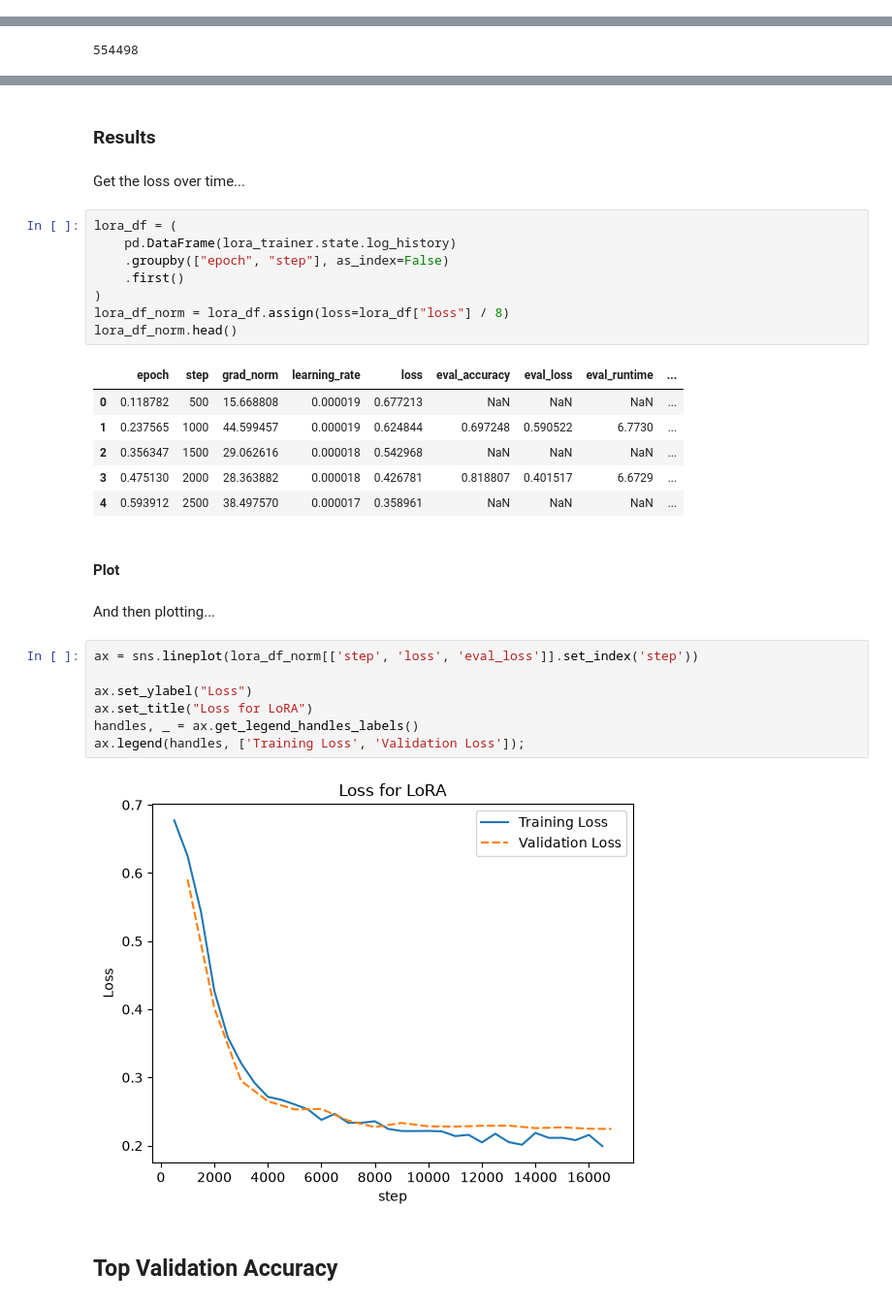
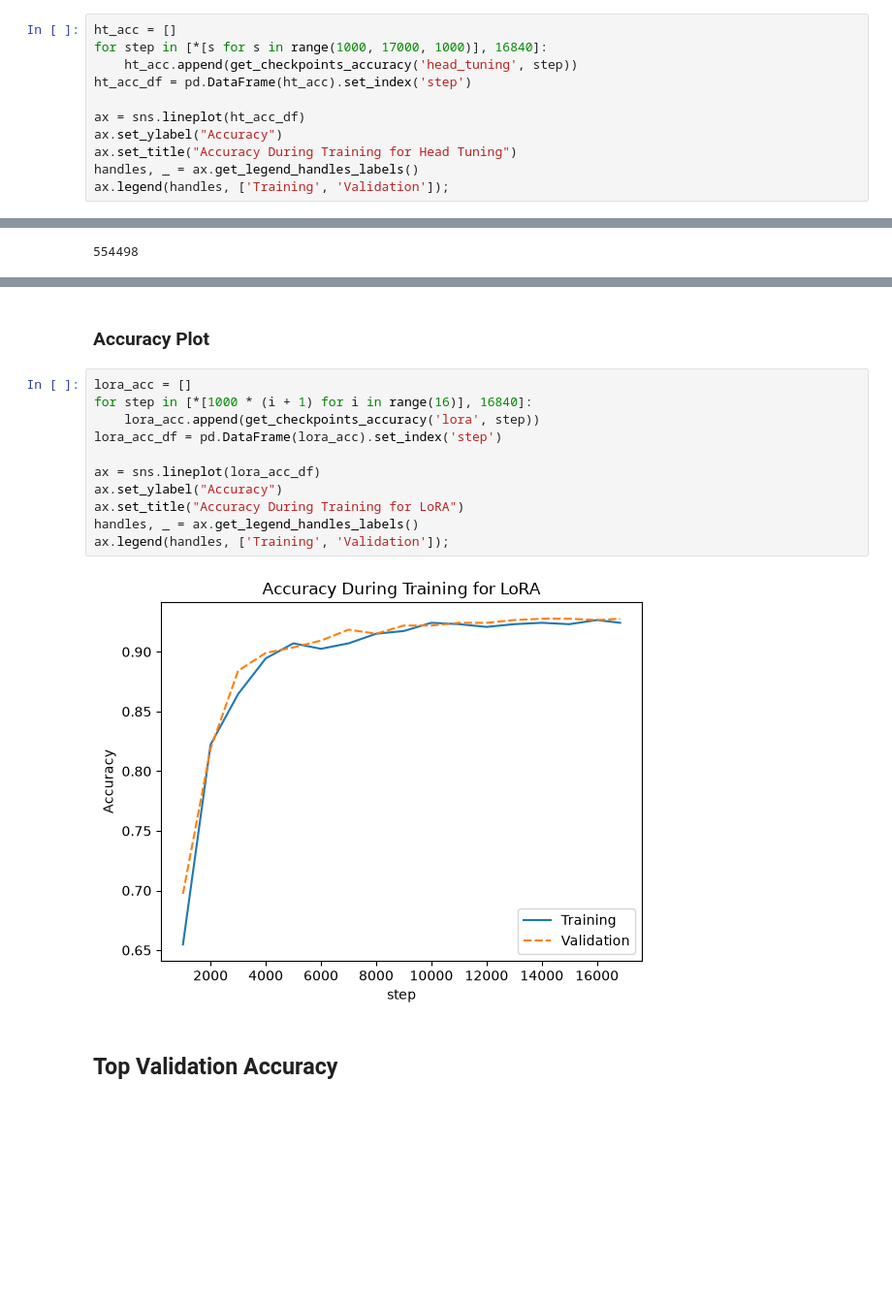
Before and after one commit to tzheng7679/cse5539_hw, a Jupyter notebook: prob_4.ipynb, the cells around one changed output, grey strips where cells are left out. Shown at 97% size. Saved outputs shown, nothing was run; the diff lists cells and outputs as text; blank space fills up the shorter version.

```diff
--- a/prob_4.ipynb
+++ b/prob_4.ipynb
@@ -215,0 +157,11 @@ ax.legend(handles, ['Training', 'Validation']);
+# %%
+ht_acc = []
+for step in [*[s for s in range(1000, 17000, 1000)], 16840]:
+    ht_acc.append(get_checkpoints_accuracy('head_tuning', step))
+ht_acc_df = pd.DataFrame(ht_acc).set_index('step')
+
+ax = sns.lineplot(ht_acc_df)
+ax.set_ylabel("Accuracy")
+ax.set_title("Accuracy During Training for Head Tuning")
+handles, _ = ax.get_legend_handles_labels()
+ax.legend(handles, ['Training', 'Validation']);
@@ -250,35 +204,18 @@ TrainOutput(global_step=16840, training_loss=0.0, metrics={'train_runtime': 0.00
-# %% [markdown]
-### Results
-# %% [markdown]
-Get the loss over time...
-# %%
-lora_df = (
-    pd.DataFrame(lora_trainer.state.log_history)
-    .groupby(["epoch", "step"], as_index=False)
-    .first()
-)
-lora_df_norm = lora_df.assign(loss=lora_df["loss"] / 8)
-lora_df_norm.head()
-# %% [output]
-|  | epoch | step | grad_norm | learning_rate | loss | eval_accuracy | eval_loss | eval_runtime | ... |
-| 0 | 0.118782 | 500 | 15.668808 | 0.000019 | 0.677213 | NaN | NaN | NaN | ... |
-| 1 | 0.237565 | 1000 | 44.599457 | 0.000019 | 0.624844 | 0.697248 | 0.590522 | 6.7730 | ... |
-| 2 | 0.356347 | 1500 | 29.062616 | 0.000018 | 0.542968 | NaN | NaN | NaN | ... |
-| 3 | 0.475130 | 2000 | 28.363882 | 0.000018 | 0.426781 | 0.818807 | 0.401517 | 6.6729 | ... |
-| 4 | 0.593912 | 2500 | 38.497570 | 0.000017 | 0.358961 | NaN | NaN | NaN | ... |
 # %% [markdown]
-#### Plot
+### Accuracy Plot
-# %% [markdown]
-And then plotting...
 # %%
-ax = sns.lineplot(lora_df_norm[['step', 'loss', 'eval_loss']].set_index('step'))
+lora_acc = []
+for step in [*[1000 * (i + 1) for i in range(16)], 16840]:
+    lora_acc.append(get_checkpoints_accuracy('lora', step))
+lora_acc_df = pd.DataFrame(lora_acc).set_index('step')
 
-ax.set_ylabel("Loss")
-ax.set_title("Loss for LoRA")
+ax = sns.lineplot(lora_acc_df)
+ax.set_ylabel("Accuracy")
+ax.set_title("Accuracy During Training for LoRA")
 handles, _ = ax.get_legend_handles_labels()
-ax.legend(handles, ['Training Loss', 'Validation Loss']);
+ax.legend(handles, ['Training', 'Validation']);
 # %% [output]
-[figure, old version]
+[figure, new version]
 # %% [markdown]
 ## Top Validation Accuracy
 # %% [markdown]
```
Also changed, not shown: parts of 27 cells of this notebook.
